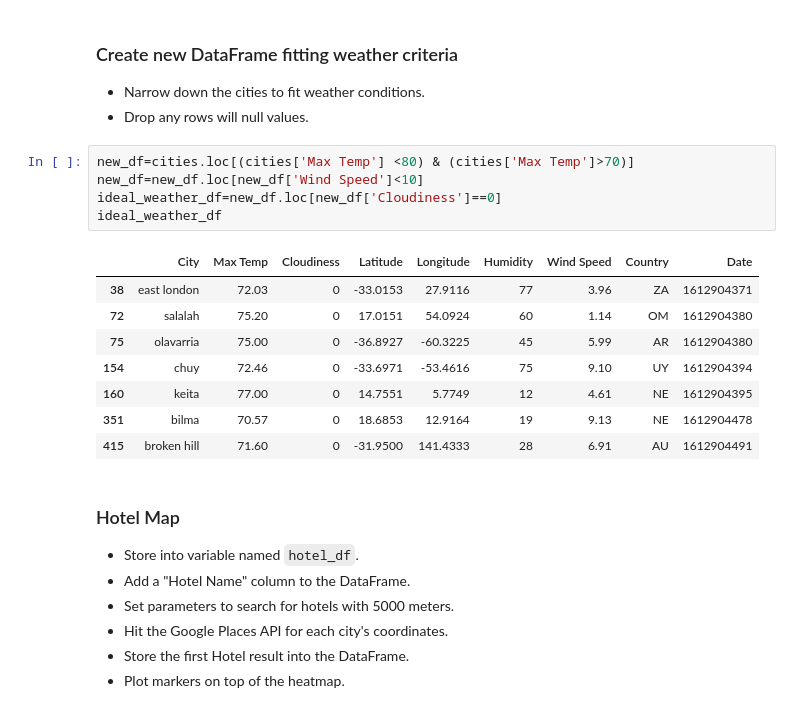
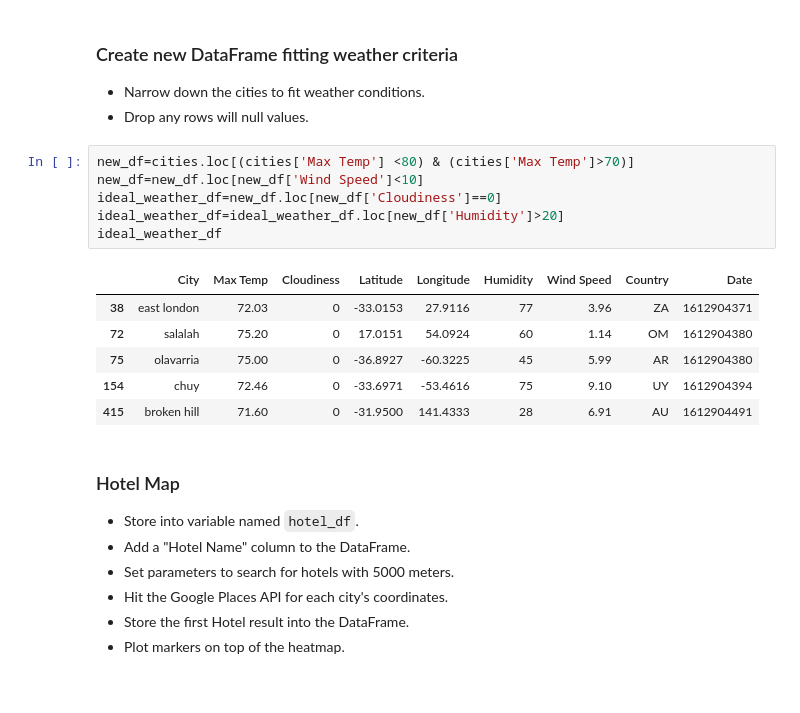
Before and after one commit to sashatherussian/python-api-challenge, a Jupyter notebook: VacationPy/VacationPy.ipynb, the cells around one changed output. Saved outputs shown, nothing was run; the diff lists cells and outputs as text.

```diff
--- a/VacationPy/VacationPy.ipynb
+++ b/VacationPy/VacationPy.ipynb
@@ -66,16 +66,15 @@ fig
 # %%
 new_df=cities.loc[(cities['Max Temp'] <80) & (cities['Max Temp']>70)]
 new_df=new_df.loc[new_df['Wind Speed']<10]
 ideal_weather_df=new_df.loc[new_df['Cloudiness']==0]
+ideal_weather_df=ideal_weather_df.loc[new_df['Humidity']>20]
 ideal_weather_df
 # %% [output]
 |  | City | Max Temp | Cloudiness | Latitude | Longitude | Humidity | Wind Speed | Country | Date |
 | 38 | east london | 72.03 | 0 | -33.0153 | 27.9116 | 77 | 3.96 | ZA | 1612904371 |
 | 72 | salalah | 75.20 | 0 | 17.0151 | 54.0924 | 60 | 1.14 | OM | 1612904380 |
 | 75 | olavarria | 75.00 | 0 | -36.8927 | -60.3225 | 45 | 5.99 | AR | 1612904380 |
 | 154 | chuy | 72.46 | 0 | -33.6971 | -53.4616 | 75 | 9.10 | UY | 1612904394 |
-| 160 | keita | 77.00 | 0 | 14.7551 | 5.7749 | 12 | 4.61 | NE | 1612904395 |
-| 351 | bilma | 70.57 | 0 | 18.6853 | 12.9164 | 19 | 9.13 | NE | 1612904478 |
 | 415 | broken hill | 71.60 | 0 | -31.9500 | 141.4333 | 28 | 6.91 | AU | 1612904491 |
 # %% [markdown]
 ### Hotel Map
```
Also changed, not shown: parts of 12 cells of this notebook, 1 other file.
